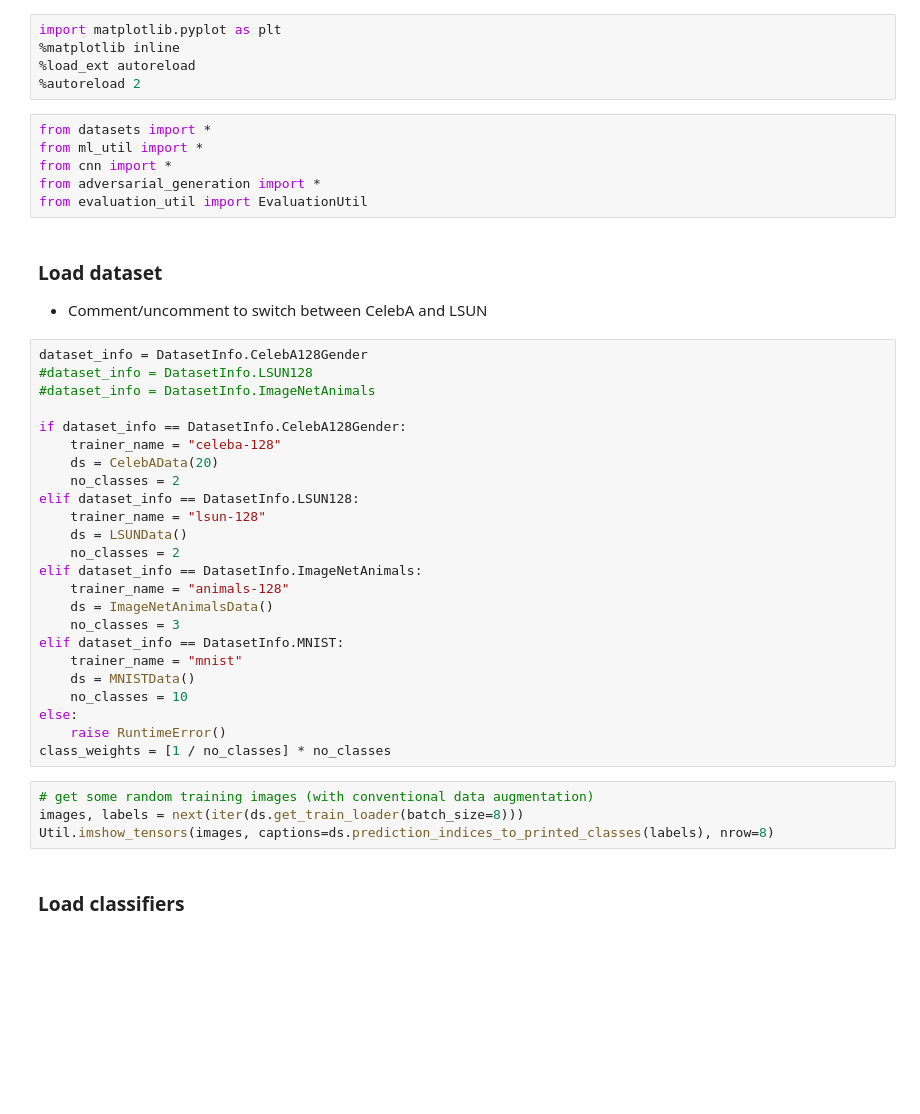
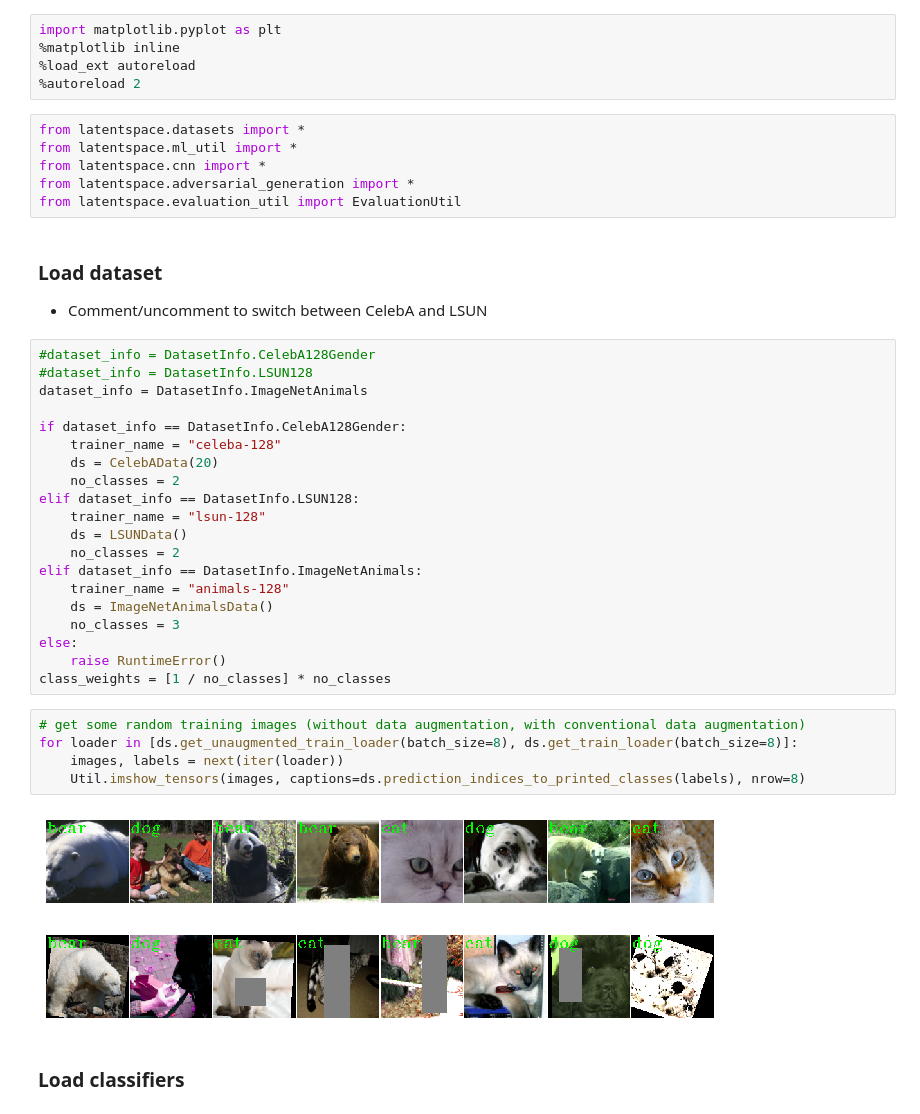
Before and after one commit to igor-buzhinsky/latent-space-nn-evaluation, a Jupyter notebook: ClassifierTraining.ipynb, the cells around one changed output. Drawn from its saved outputs; the diff is of its cells as text; blank space fills up the shorter version.

Commit message:
Refactoring. Preliminary experiments with ImageNet.

```diff
--- a/ClassifierTraining.ipynb
+++ b/ClassifierTraining.ipynb
@@ -6,19 +6,19 @@ import matplotlib.pyplot as plt
 %load_ext autoreload
 %autoreload 2
 # %%
-from datasets import *
-from ml_util import *
-from cnn import *
-from adversarial_generation import *
-from evaluation_util import EvaluationUtil
+from latentspace.datasets import *
+from latentspace.ml_util import *
+from latentspace.cnn import *
+from latentspace.adversarial_generation import *
+from latentspace.evaluation_util import EvaluationUtil
 # %% [markdown]
 ### Load dataset
 
 * Comment/uncomment to switch between CelebA and LSUN
 # %%
-dataset_info = DatasetInfo.CelebA128Gender
+#dataset_info = DatasetInfo.CelebA128Gender
 #dataset_info = DatasetInfo.LSUN128
-#dataset_info = DatasetInfo.ImageNetAnimals
+dataset_info = DatasetInfo.ImageNetAnimals
 
 if dataset_info == DatasetInfo.CelebA128Gender:
     trainer_name = "celeba-128"
@@ -32,17 +32,17 @@ elif dataset_info == DatasetInfo.ImageNetAnimals:
     trainer_name = "animals-128"
     ds = ImageNetAnimalsData()
     no_classes = 3
-elif dataset_info == DatasetInfo.MNIST:
-    trainer_name = "mnist"
-    ds = MNISTData()
-    no_classes = 10
 else:
     raise RuntimeError()
 class_weights = [1 / no_classes] * no_classes
 # %%
-# get some random training images (with conventional data augmentation)
-images, labels = next(iter(ds.get_train_loader(batch_size=8)))
-Util.imshow_tensors(images, captions=ds.prediction_indices_to_printed_classes(labels), nrow=8)
+# get some random training images (without data augmentation, with conventional data augmentation)
+for loader in [ds.get_unaugmented_train_loader(batch_size=8), ds.get_train_loader(batch_size=8)]:
+    images, labels = next(iter(loader))
+    Util.imshow_tensors(images, captions=ds.prediction_indices_to_printed_classes(labels), nrow=8)
+# %% [output]
+[figure, added]
+[figure, added]
 # %% [markdown]
 ### Load classifiers
 # %%
```
Also changed, not shown: parts of 4 cells of this notebook, 18 other files.
